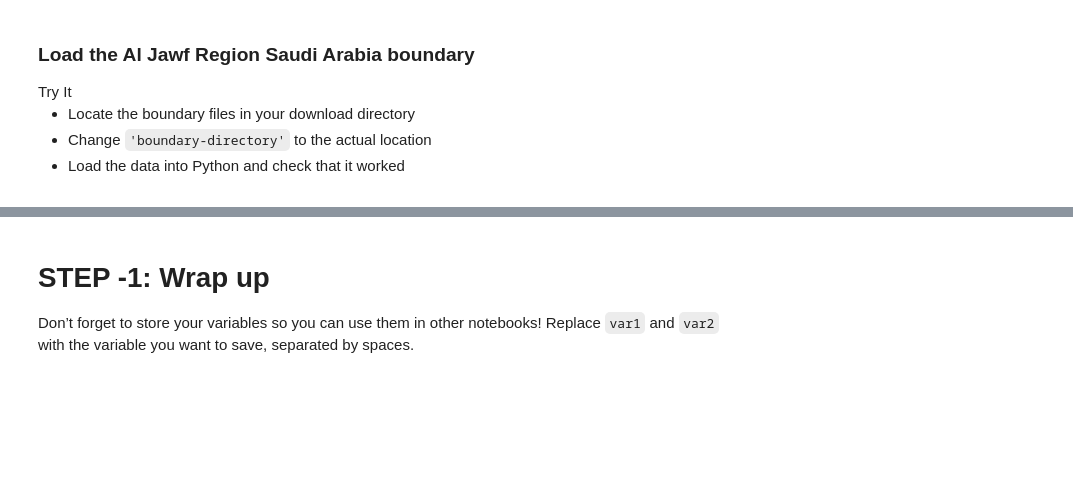
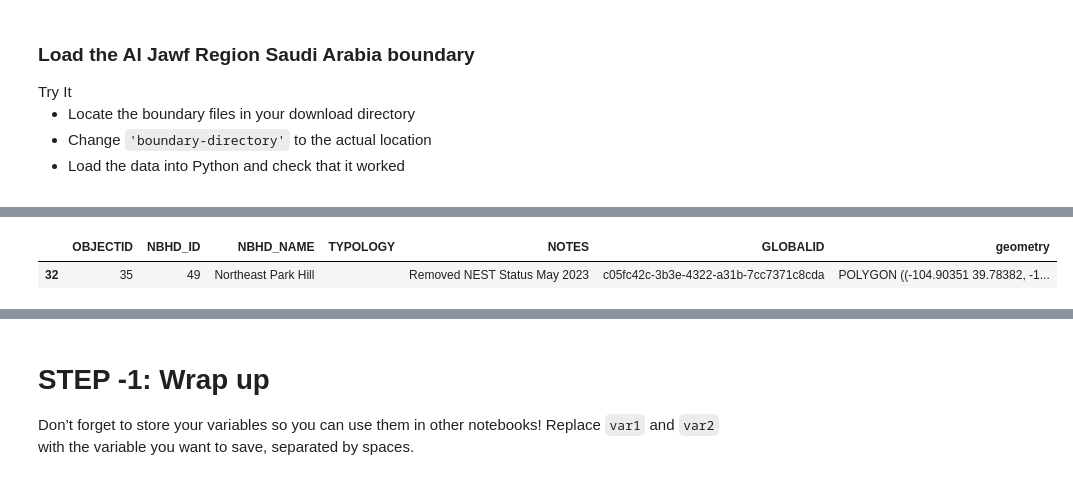
Before and after one commit to saratabatabaie/Park-Hill-NDVI, a Jupyter notebook: notebooks/vegetation-01-site-map-osm.ipynb, the cells around one changed output, grey strips where cells are left out. Saved outputs shown, nothing was run; the diff lists cells and outputs as text; code cells hidden in the pictures; blank space fills up the shorter version.

Commit message:
Boundary

```diff
--- a/notebooks/vegetation-01-site-map-osm.ipynb
+++ b/notebooks/vegetation-01-site-map-osm.ipynb
@@ -87,0 +81,7 @@ boundary_gdf.hvplot(tiles="EsriImagery")
+# %%
+# Select Northeast Park Hill boundary
+boundary_gdf = all_neighborhoods[all_neighborhoods['NBHD_NAME'] == 'Northeast Park Hill']
+boundary_gdf
+# %% [output]
+|  | OBJECTID | NBHD_ID | NBHD_NAME | TYPOLOGY | NOTES | GLOBALID | geometry |
+| 32 | 35 | 49 | Northeast Park Hill |  | Removed NEST Status May 2023 | c05fc42c-3b3e-4322-a31b-7cc7371c8cda | POLYGON ((-104.90351 39.78382, -1... |
```
Also changed, not shown: parts of 6 cells of this notebook.
